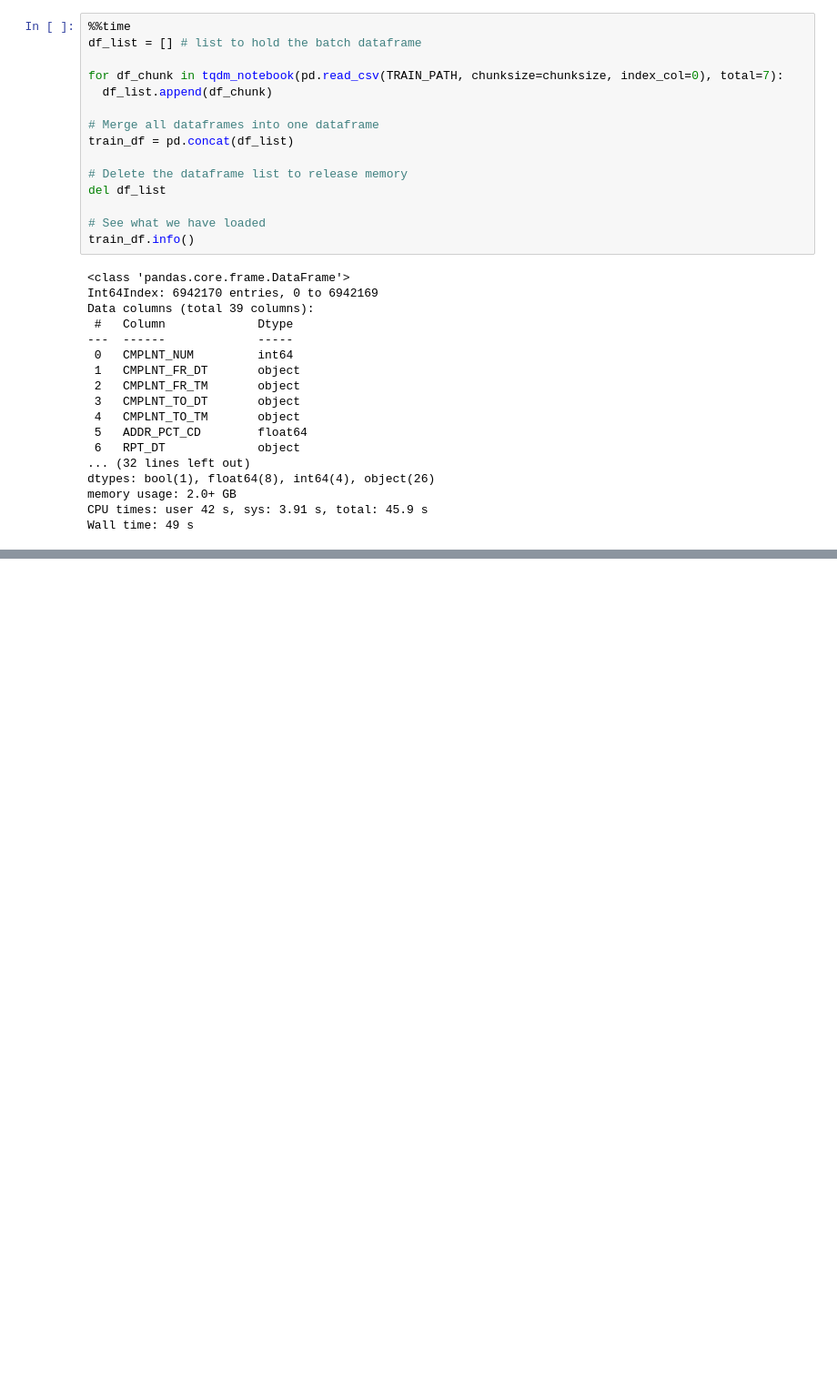
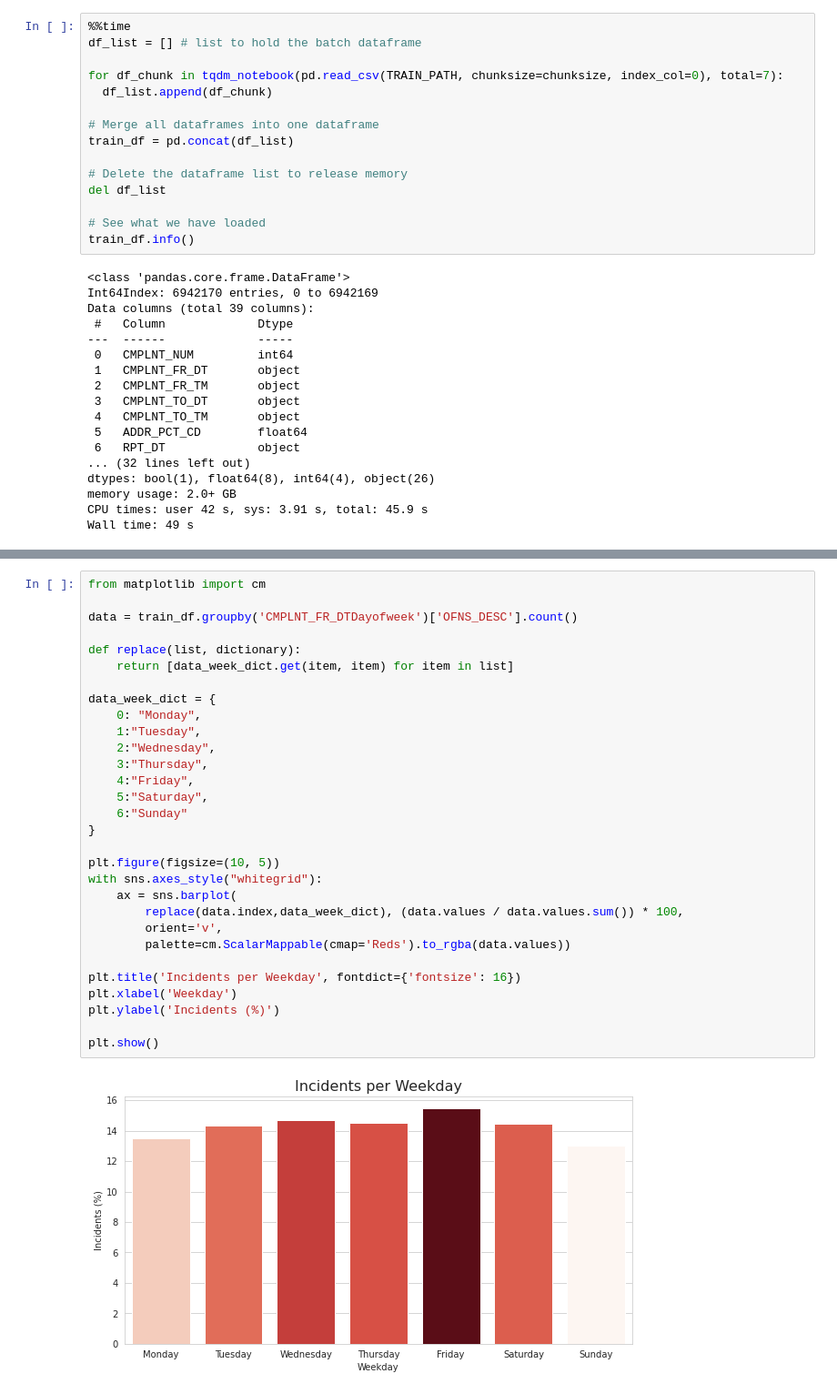
Before and after one commit to F1nalFortune/PySpark-NYC-Crime, a Jupyter notebook: data_analysis.ipynb, the cells around one changed output, grey strips where cells are left out. Shown at 91% size. Drawn from its saved outputs; the diff is of its cells as text; blank space fills up the shorter version.

Commit message:
added fastai time columns + plotted incidents per weekday

```diff
--- a/data_analysis.ipynb
+++ b/data_analysis.ipynb
@@ -71,0 +92,32 @@ Wall time: 49 s
+# %%
+from matplotlib import cm
+
+data = train_df.groupby('CMPLNT_FR_DTDayofweek')['OFNS_DESC'].count()
+
+def replace(list, dictionary):
+    return [data_week_dict.get(item, item) for item in list]
+
+data_week_dict = {
+    0: "Monday",
+    1:"Tuesday",
+    2:"Wednesday",
+    3:"Thursday",
+    4:"Friday",
+    5:"Saturday",
+    6:"Sunday"
+}
+
+plt.figure(figsize=(10, 5))
+with sns.axes_style("whitegrid"):
+    ax = sns.barplot(
+        replace(data.index,data_week_dict), (data.values / data.values.sum()) * 100,
+        orient='v',
+        palette=cm.ScalarMappable(cmap='Reds').to_rgba(data.values))
+
+plt.title('Incidents per Weekday', fontdict={'fontsize': 16})
+plt.xlabel('Weekday')
+plt.ylabel('Incidents (%)')
+
+plt.show()
+# %% [output]
+[figure, added]
```
Also changed, not shown: parts of 1 cell of this notebook.
